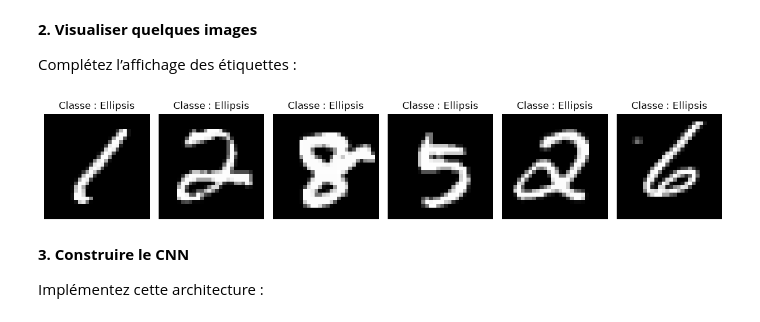
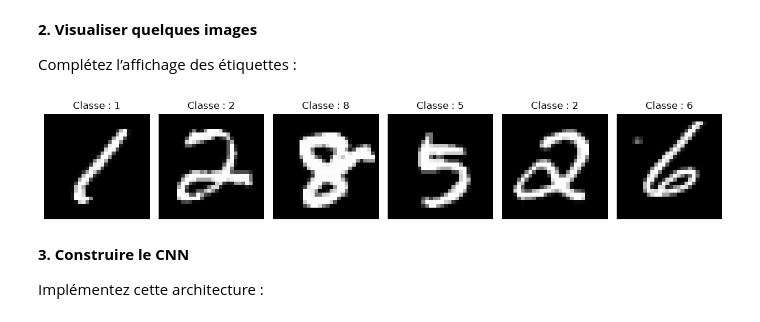
Before and after one commit to dounia1230/lab_pytorch, a Jupyter notebook: Activité pratique Bases de Pytorch.ipynb, the cells around one changed output. Saved outputs shown, nothing was run; the diff lists cells and outputs as text; code cells hidden in the pictures.

```diff
--- a/Activité pratique Bases de Pytorch.ipynb
+++ b/Activité pratique Bases de Pytorch.ipynb
@@ -1432,18 +1427,18 @@ Complétez l’affichage des étiquettes :
 # %%
 fig, axes = plt.subplots(1, 6, figsize=(12, 3))
 
 for i, ax in enumerate(axes):
     # Annuler la normalisation pour l'affichage
     image = images[i, 0] * 0.3081 + 0.1307
 
     ax.imshow(image.numpy(), cmap="gray", vmin=0, vmax=1)
-    ax.set_title(f"Classe : { ... }")
+    ax.set_title(f"Classe : {labels[i].item()}")
     ax.axis("off")
 
 plt.tight_layout()
 plt.show()
 # %% [output]
-[figure, old version]
+[figure, new version]
 # %% [markdown]
 **3. Construire le CNN**
 
```
Also changed, not shown: parts of 22 cells of this notebook.
